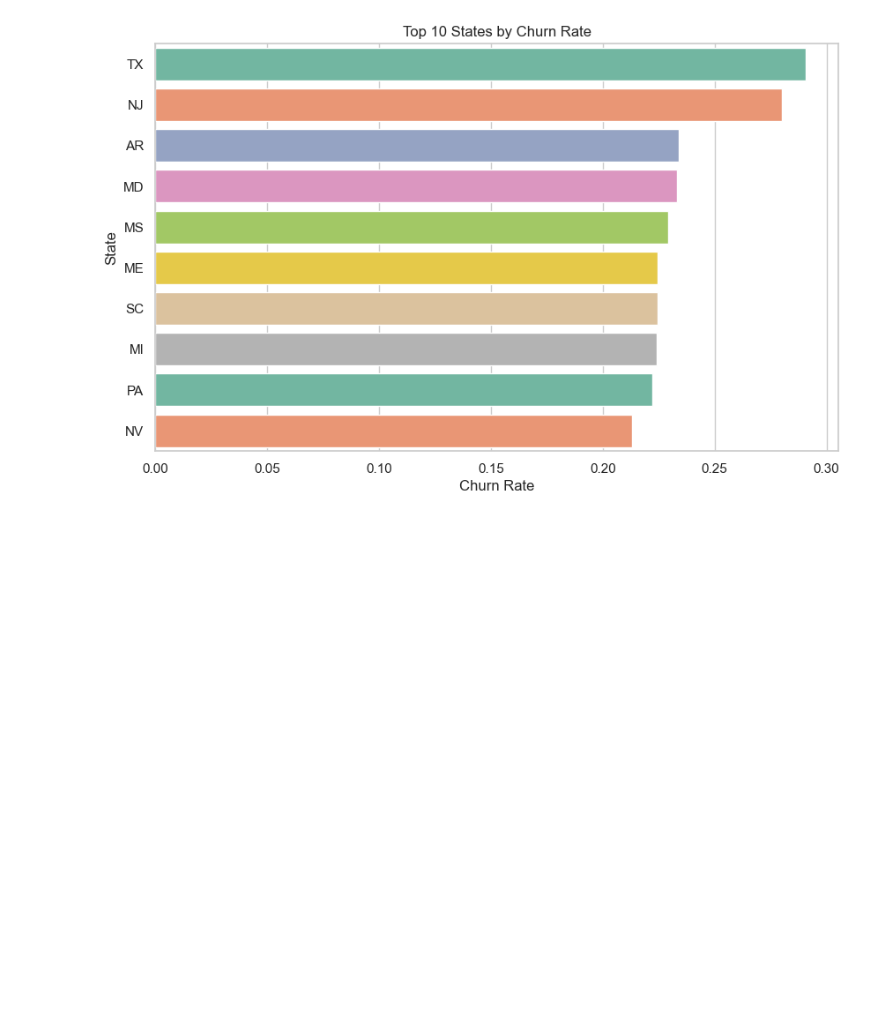
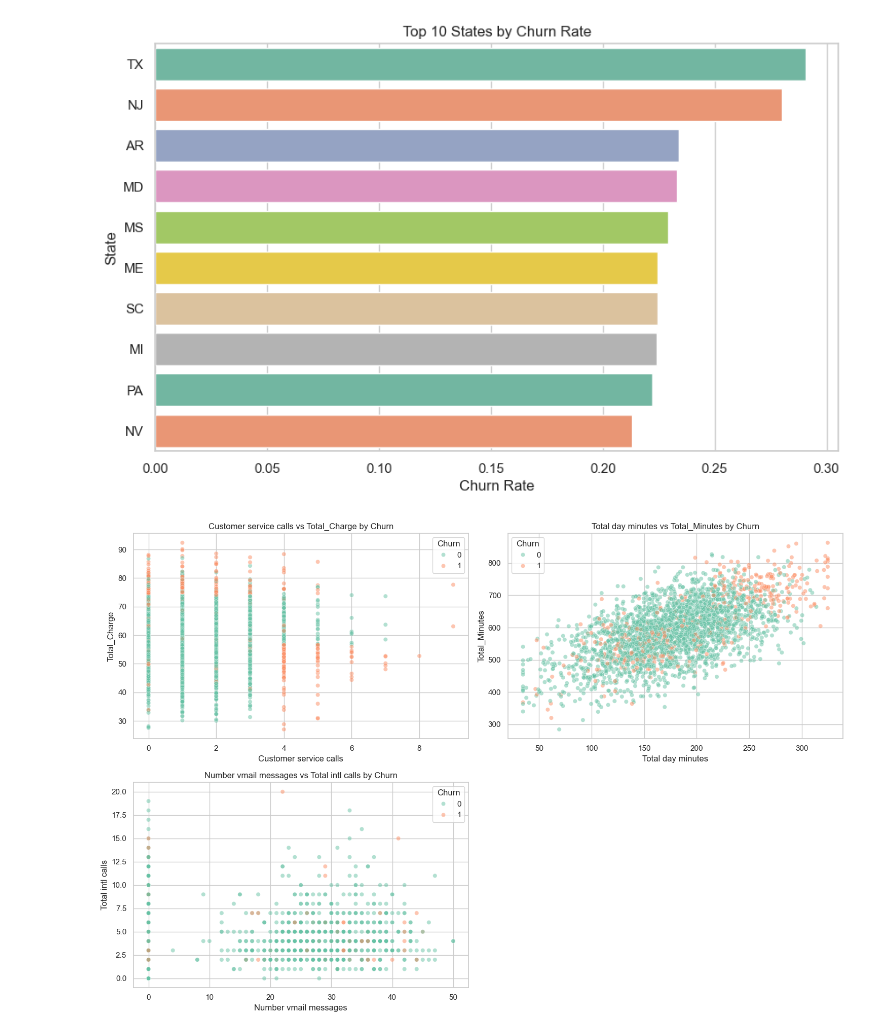
Before and after one commit to Reemsoliiman/customer-churn-prediction-analysis, a Jupyter notebook: notebooks/01_data_exploration.ipynb, the cells around one changed output. Saved outputs shown, nothing was run; the diff lists cells and outputs as text; code cells hidden in the pictures; blank space fills up the shorter version.

```diff
--- a/notebooks/01_data_exploration.ipynb
+++ b/notebooks/01_data_exploration.ipynb
@@ -16,7 +16,7 @@ plt.rcParams['figure.figsize'] = (10, 6)
 # 1. DATA COLLECTION
 # ========================
 # %%
-url = "https://raw.githubusercontent.com/Reemsoliiman/customer-churn-prediction-analysis/main/data/churn-bigml-80.csv"
+url = "https://raw.githubusercontent.com/Reemsoliiman/customer-churn-prediction-analysis/a5050994b627e4896fe731ed8172d237edc0b455/data/raw/churn-bigml-80.csv"
 df = pd.read_csv(url)
 print(f"Dataset loaded: {df.shape[0]} rows, {df.shape[1]} columns")
 # %% [output]
@@ -391,3 +391,26 @@ Passing `palette` without assigning `hue` is deprecated and will be removed in v
 
   sns.barplot(x=state_churn.values, y=state_churn.index, palette='Set2')
 [figure]
+# %%
+# Define key feature pairs based on correlation with Churn
+scatter_pairs = [
+    ('Customer service calls', 'Total_Charge'),
+    ('Total day minutes', 'Total_Minutes'),
+    ('Number vmail messages', 'Total intl calls')
+]
+
+# Set up the figure
+plt.figure(figsize=(15, 10))
+n_cols = 2
+n_rows = int(np.ceil(len(scatter_pairs) / n_cols))
+
+# Create scatter plots
+for i, (x_col, y_col) in enumerate(scatter_pairs, 1):
+    plt.subplot(n_rows, n_cols, i)
+    sns.scatterplot(data=df, x=x_col, y=y_col, hue='Churn', palette='Set2', alpha=0.5)
+    plt.title(f'{x_col} vs {y_col} by Churn')
+
+plt.tight_layout()
+plt.show()
+# %% [output]
+[figure, added]
```
Also changed, not shown: parts of 2 cells of this notebook.
